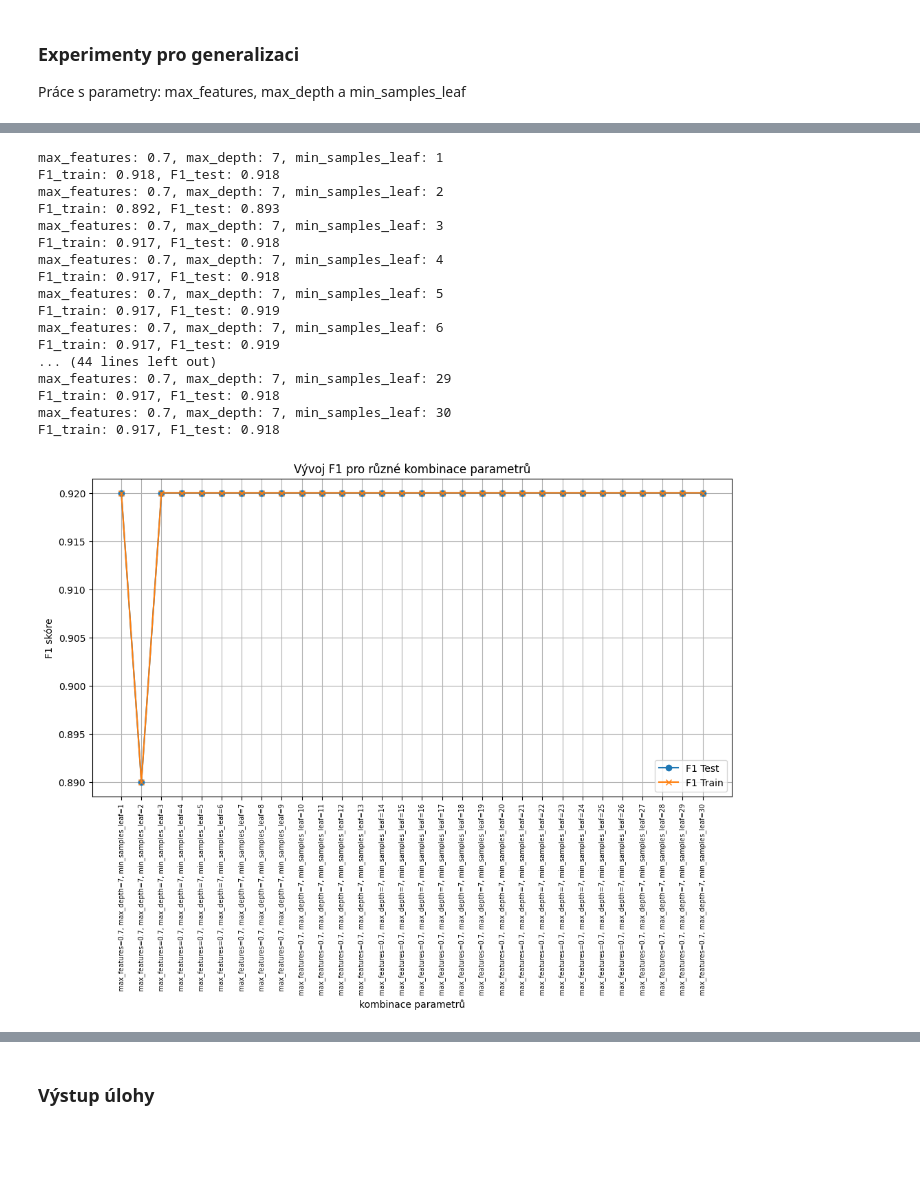
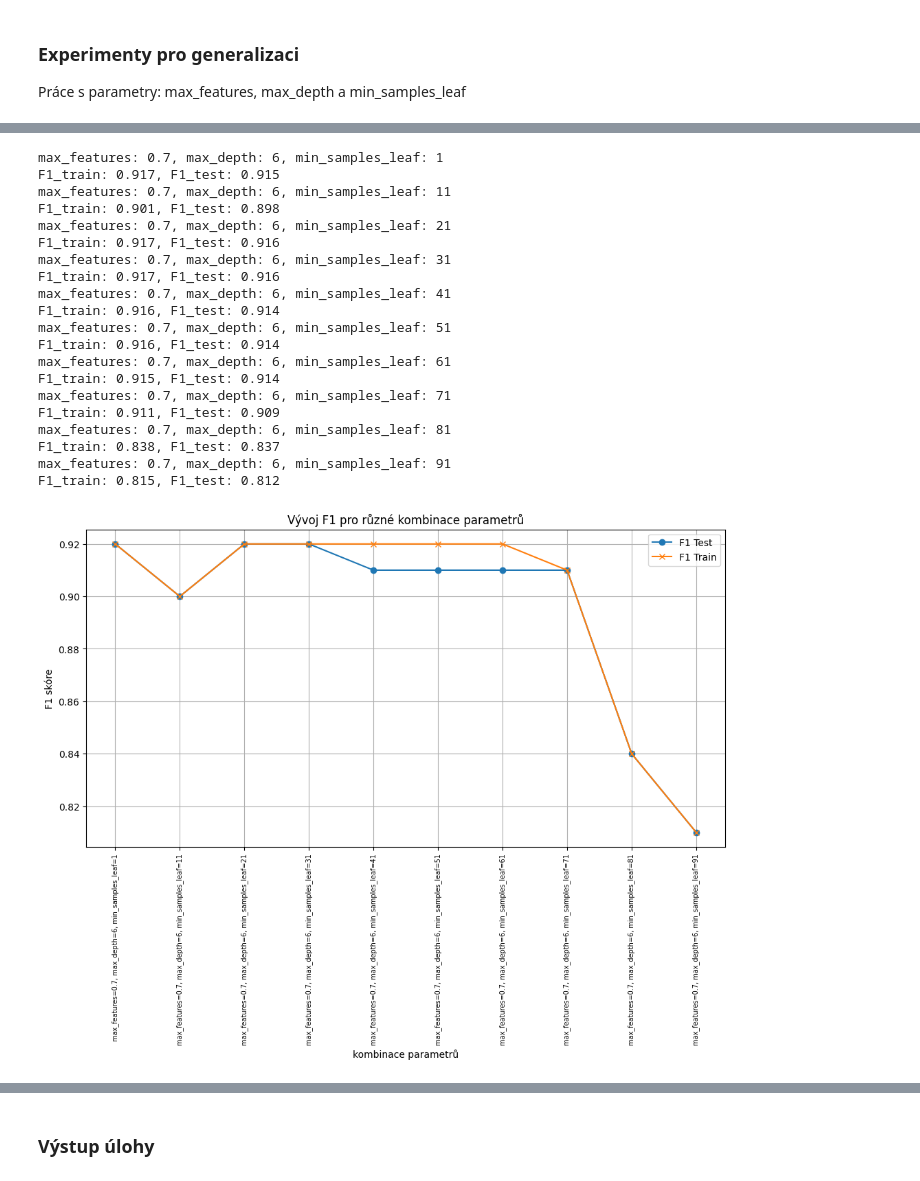
Before and after one commit to aktaz-fesoj/klasifikace_decision_tree, a Jupyter notebook: Semestralni_uloha_generalizace_DT_modelu_zatka.ipynb, the cells around one changed output, grey strips where cells are left out. Drawn from its saved outputs; the diff is of its cells as text; code cells hidden in the pictures; blank space fills up the shorter version.

```diff
--- a/Semestralni_uloha_generalizace_DT_modelu_zatka.ipynb
+++ b/Semestralni_uloha_generalizace_DT_modelu_zatka.ipynb
@@ -89,11 +89,11 @@ from sklearn import tree
 from sklearn.model_selection import train_test_split
 
 #výběr trénovacích dat
-x_train, x_test, y_train, y_test = train_test_split(x, y, test_size = 0.30, random_state = 166)
+x_train, x_test, y_train, y_test = train_test_split(x, y, test_size = 0.30, train_size = 0.70, random_state = 166)
 
 clf = tree.DecisionTreeClassifier(
-    max_depth=7,            #maximální hloubka grafu
-    min_samples_leaf=13,    #minimální počet vzorků, které musí být v každém listovém uzlu
+    max_depth=6,            #maximální hloubka grafu
+    min_samples_leaf=20,    #minimální počet vzorků, které musí být v každém listovém uzlu
     max_features=0.7,        #maximální procento proměnných braných do úvahy při každém větvení
     random_state=16
 )
@@ -160,13 +160,13 @@ def vizualizuj_do_grafu(f1_train_list, f1_test_list, parameter_combinations):
 from sklearn.metrics import f1_score
 
 #výchozí fixní hodnoty parametrů, v násldujících for cyklech budeme vždy měnit jeden z nich a sledovat jeho vliv na přesnost modelu
-fixed_max_depth = 7
-fixed_min_samples_leaf = 13
+fixed_max_depth = 6
+fixed_min_samples_leaf = 20
 fixed_max_features = 0.7
 
 #tvorba seznamů hodnot pparametrů přes které budeme iterovat
 max_depth_values = range(1,31)
-min_samples_leaf_values = range(1,31)
+min_samples_leaf_values = range(1,100, 10)
 max_features_values = np.arange(0.1, 1.1, 0.1).tolist()
 
 #seznamy pro ukládání výsledků
@@ -272,18 +272,21 @@ F1_train: 0.917, F1_test: 0.918
-max_features: 0.7, max_depth: 7, min_samples_leaf: 1
-F1_train: 0.918, F1_test: 0.918
-max_features: 0.7, max_depth: 7, min_samples_leaf: 2
-F1_train: 0.892, F1_test: 0.893
-max_features: 0.7, max_depth: 7, min_samples_leaf: 3
-F1_train: 0.917, F1_test: 0.918
-max_features: 0.7, max_depth: 7, min_samples_leaf: 4
-F1_train: 0.917, F1_test: 0.918
-max_features: 0.7, max_depth: 7, min_samples_leaf: 5
-F1_train: 0.917, F1_test: 0.919
-max_features: 0.7, max_depth: 7, min_samples_leaf: 6
-F1_train: 0.917, F1_test: 0.919
-... (44 lines left out)
-max_features: 0.7, max_depth: 7, min_samples_leaf: 29
-F1_train: 0.917, F1_test: 0.918
-max_features: 0.7, max_depth: 7, min_samples_leaf: 30
-F1_train: 0.917, F1_test: 0.918
+max_features: 0.7, max_depth: 6, min_samples_leaf: 1
+F1_train: 0.917, F1_test: 0.915
+max_features: 0.7, max_depth: 6, min_samples_leaf: 11
+F1_train: 0.901, F1_test: 0.898
+max_features: 0.7, max_depth: 6, min_samples_leaf: 21
+F1_train: 0.917, F1_test: 0.916
+max_features: 0.7, max_depth: 6, min_samples_leaf: 31
+F1_train: 0.917, F1_test: 0.916
+max_features: 0.7, max_depth: 6, min_samples_leaf: 41
+F1_train: 0.916, F1_test: 0.914
+max_features: 0.7, max_depth: 6, min_samples_leaf: 51
+F1_train: 0.916, F1_test: 0.914
+max_features: 0.7, max_depth: 6, min_samples_leaf: 61
+F1_train: 0.915, F1_test: 0.914
+max_features: 0.7, max_depth: 6, min_samples_leaf: 71
+F1_train: 0.911, F1_test: 0.909
+max_features: 0.7, max_depth: 6, min_samples_leaf: 81
+F1_train: 0.838, F1_test: 0.837
+max_features: 0.7, max_depth: 6, min_samples_leaf: 91
+F1_train: 0.815, F1_test: 0.812
-[figure, old version]
+[figure, new version]
```
Also changed, not shown: parts of 4 cells of this notebook.
